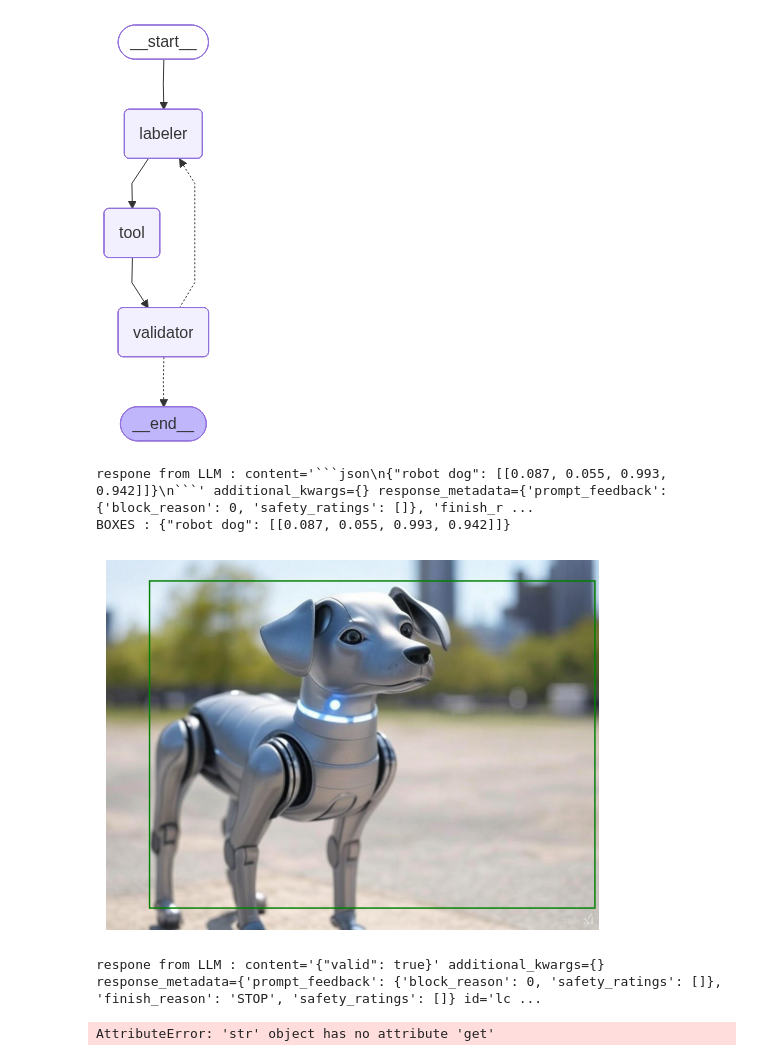
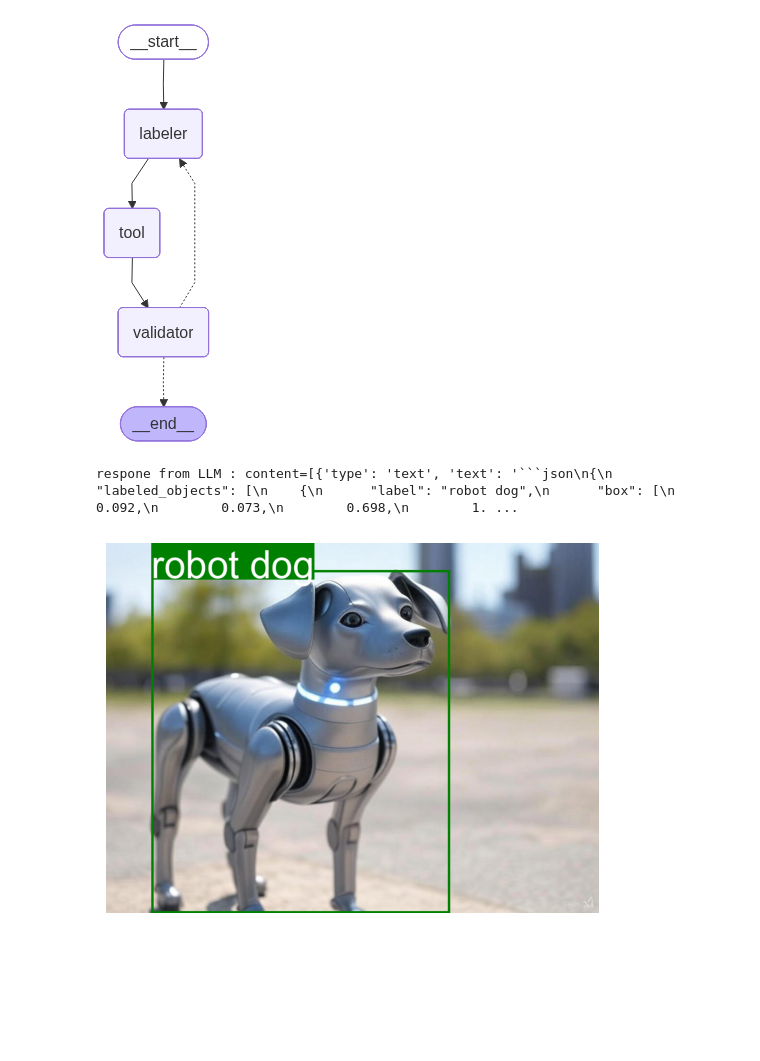
Before and after one commit to bigmb/mb_rag, a Jupyter notebook: example_bb_autolabel.ipynb, the cells around one changed output. Drawn from its saved outputs; the diff is of its cells as text; code cells hidden in the pictures; blank space fills up the shorter version.

````diff
--- a/example_bb_autolabel.ipynb
+++ b/example_bb_autolabel.ipynb
@@ -1,6 +1,6 @@
 # %%
 from mb_rag.basic import ModelFactory
 # %%
-llm = ModelFactory(model_name="gemini-2.0-flash",model_type='google')
+llm = ModelFactory(model_name="gemini-3-pro-preview",model_type='google')
 llm.invoke_query('What is the capital of France?')
 # %% [output]
@@ -26,10 +28,7 @@ display(Image(graph_agent._build_graph().get_graph(xray=True).draw_mermaid_png()
 # %% [output]
 [figure]
 # %%
-graph_agent.run(image_path='/home/malav/Downloads/image.jpg', query="Label the robot dog in the image.")
+graph_agent.run(image_path='./data/image.jpg', query="Label the robot dog in the image.")
 # %% [output]
-respone from LLM : content='```json\n{"robot dog": [[0.087, 0.055, 0.993, 0.942]]}\n```' additional_kwargs={} response_metadata={'prompt_feedback': {'block_reason': 0, 'safety_ratings': []}, 'finish_r ...
-BOXES : {"robot dog": [[0.087, 0.055, 0.993, 0.942]]}
+respone from LLM : content=[{'type': 'text', 'text': '```json\n{\n  "labeled_objects": [\n    {\n      "label": "robot dog",\n      "box": [\n        0.092,\n        0.073,\n        0.698,\n        1. ...
-[figure, old version]
+[figure, new version]
-respone from LLM : content='{"valid": true}' additional_kwargs={} response_metadata={'prompt_feedback': {'block_reason': 0, 'safety_ratings': []}, 'finish_reason': 'STOP', 'safety_ratings': []} id='lc ...
-AttributeError: 'str' object has no attribute 'get'
````
Also changed, not shown: parts of 5 cells of this notebook, 13 other files.
